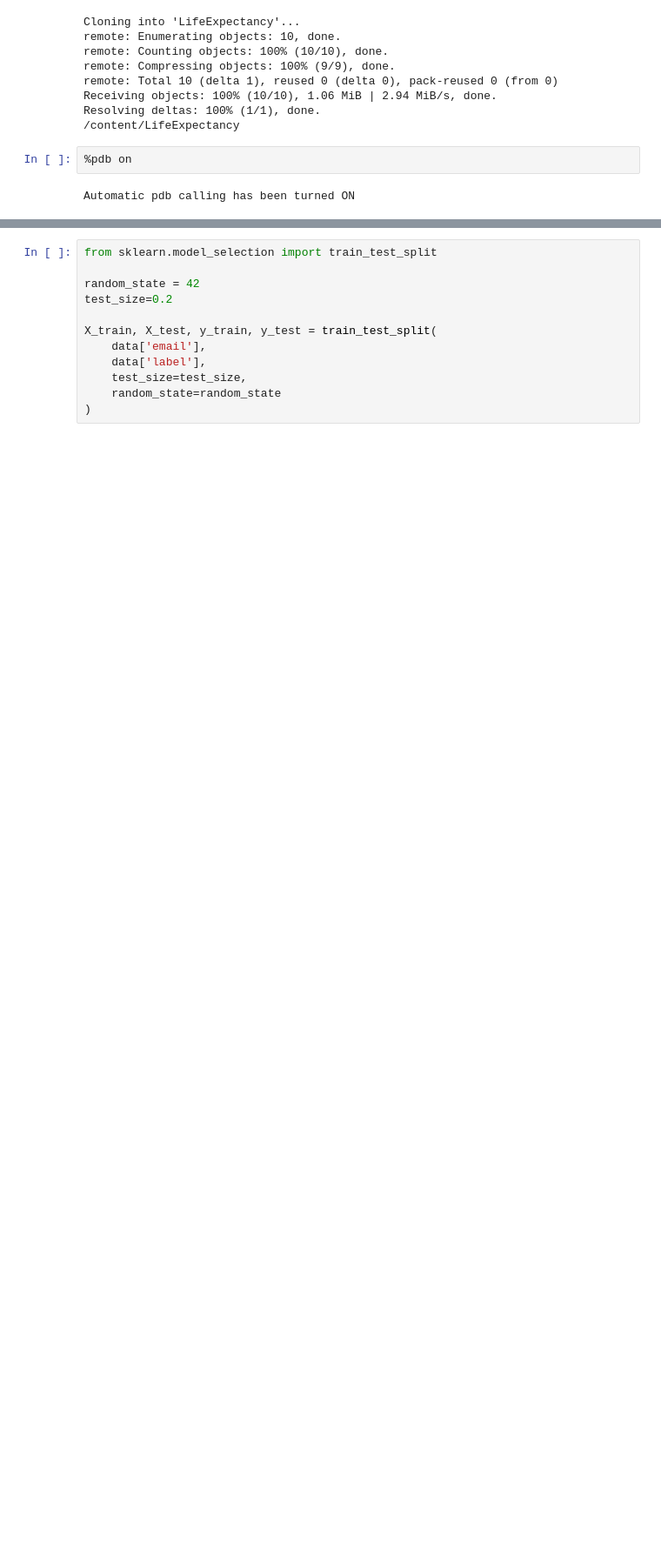
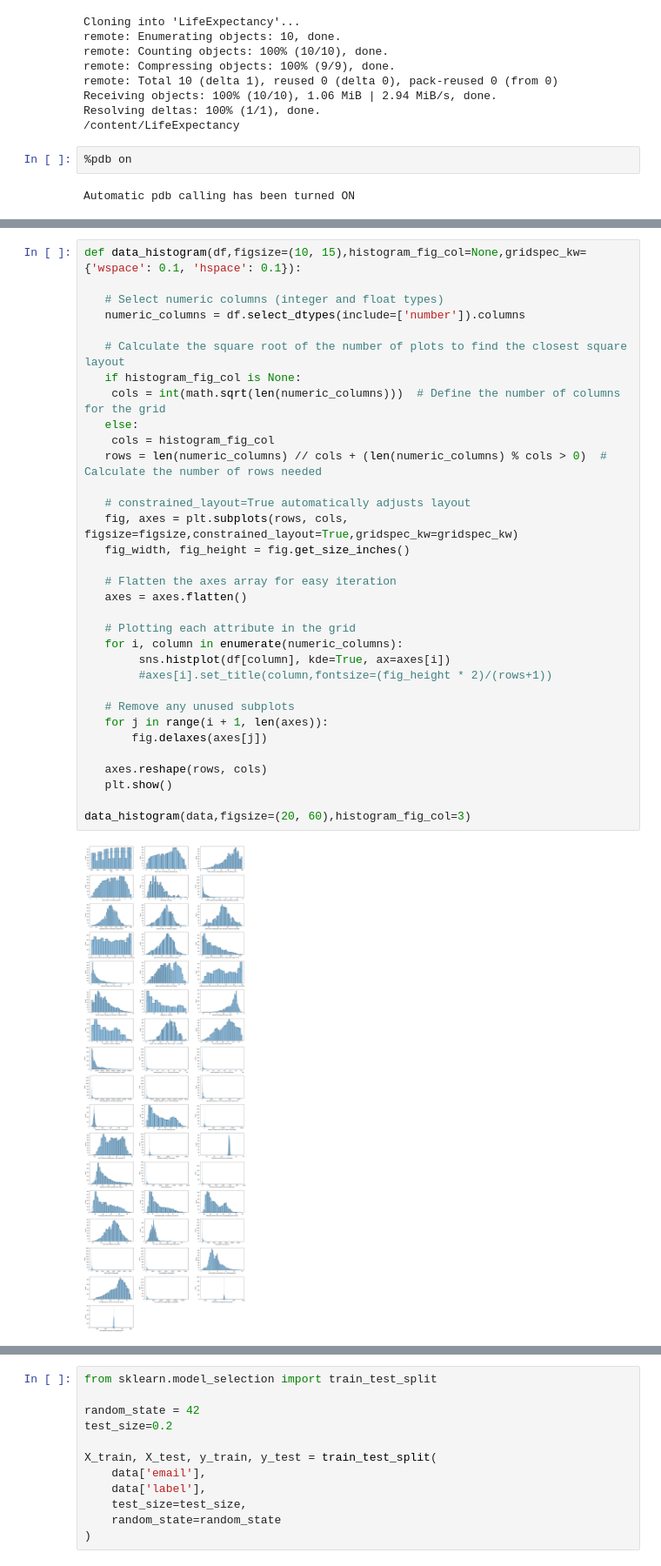
Before and after one commit to MahdiTheGreat/LifeExpectancy, a Jupyter notebook: LifeExpectancy.ipynb, the cells around one changed output, grey strips where cells are left out. Shown at 87% size. Cells and saved outputs as stored; diff of their text form; blank space fills up the shorter version.

Commit message:
minor changes so the plots look better

```diff
--- a/LifeExpectancy.ipynb
+++ b/LifeExpectancy.ipynb
@@ -204,0 +127,35 @@ Index(['Country', 'Year', 'Mean Years of Schooling, female (years)',
+# %%
+def data_histogram(df,figsize=(10, 15),histogram_fig_col=None,gridspec_kw={'wspace': 0.1, 'hspace': 0.1}):
+
+   # Select numeric columns (integer and float types)
+   numeric_columns = df.select_dtypes(include=['number']).columns
+
+   # Calculate the square root of the number of plots to find the closest square layout
+   if histogram_fig_col is None:
+    cols = int(math.sqrt(len(numeric_columns)))  # Define the number of columns for the grid
+   else:
+    cols = histogram_fig_col
+   rows = len(numeric_columns) // cols + (len(numeric_columns) % cols > 0)  # Calculate the number of rows needed
+
+   # constrained_layout=True automatically adjusts layout
+   fig, axes = plt.subplots(rows, cols, figsize=figsize,constrained_layout=True,gridspec_kw=gridspec_kw)
+   fig_width, fig_height = fig.get_size_inches()
+
+   # Flatten the axes array for easy iteration
+   axes = axes.flatten()
+
+   # Plotting each attribute in the grid
+   for i, column in enumerate(numeric_columns):
+        sns.histplot(df[column], kde=True, ax=axes[i])
+        #axes[i].set_title(column,fontsize=(fig_height * 2)/(rows+1))
+
+   # Remove any unused subplots
+   for j in range(i + 1, len(axes)):
+       fig.delaxes(axes[j])
+
+   axes.reshape(rows, cols)
+   plt.show()
+
+data_histogram(data,figsize=(20, 60),histogram_fig_col=3)
+# %% [output]
+[figure, added]
```
Also changed, not shown: parts of 3 cells of this notebook.
